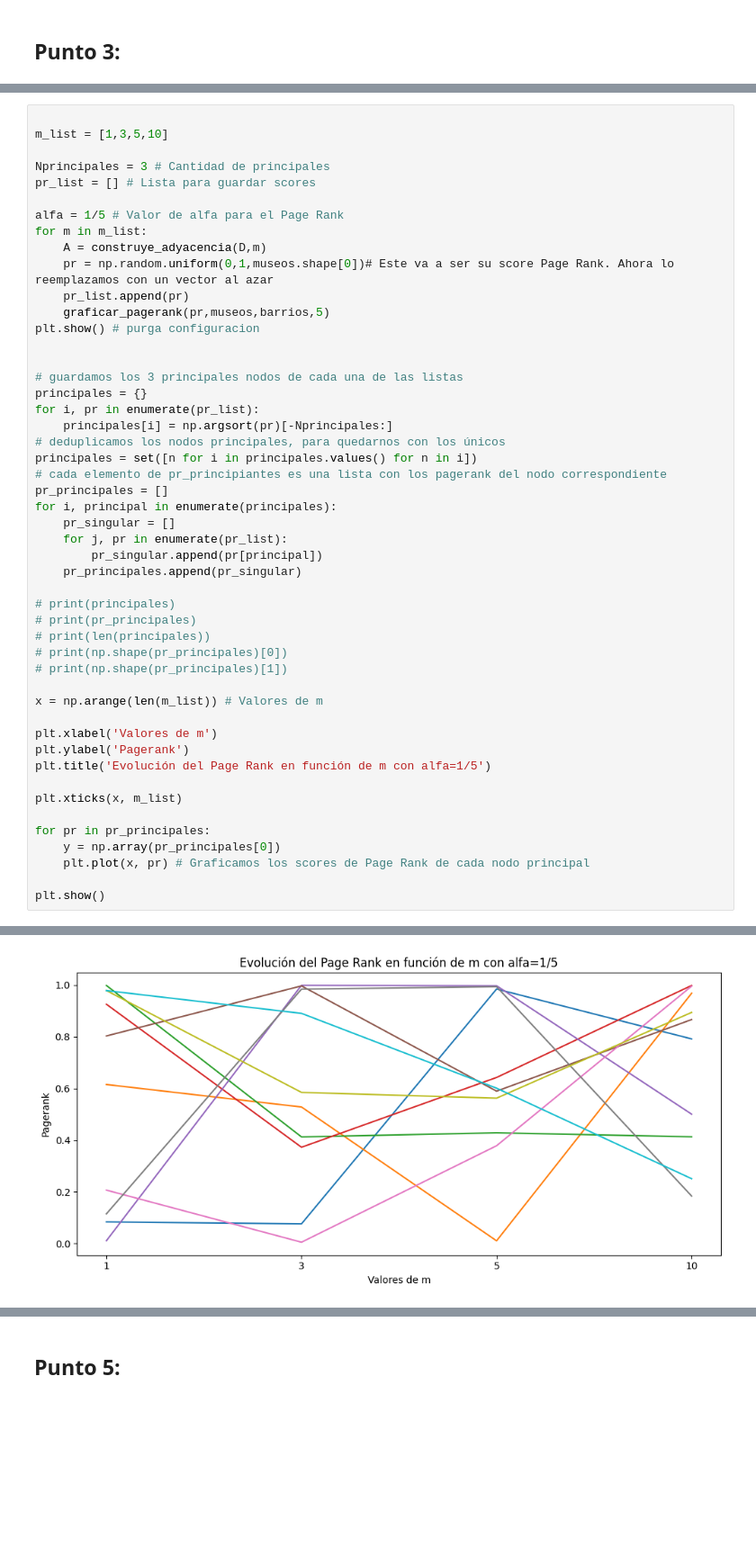
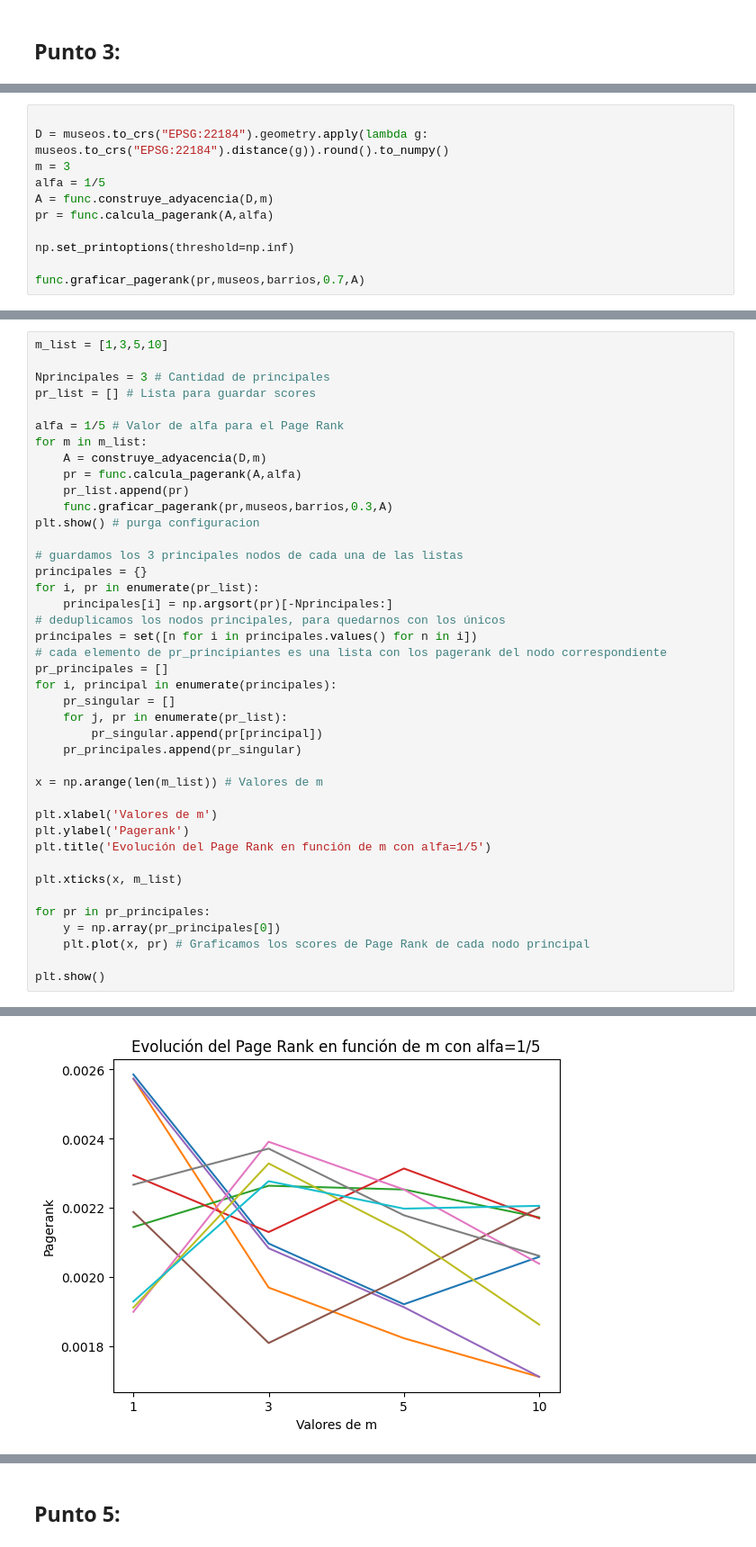
Before and after one commit to shotinhell/TP1_ALC_1C2025, a Jupyter notebook: TP1_template.ipynb, the cells around one changed output, grey strips where cells are left out. Shown at 90% size. Cells and saved outputs as stored; diff of their text form; blank space fills up the shorter version.

```diff
--- a/TP1_template.ipynb
+++ b/TP1_template.ipynb
@@ -166,0 +146,11 @@ graficar_pagerank(pr,museos,barrios,10)
+# %%
+
+D = museos.to_crs("EPSG:22184").geometry.apply(lambda g: museos.to_crs("EPSG:22184").distance(g)).round().to_numpy()
+m = 3
+alfa = 1/5
+A = func.construye_adyacencia(D,m)
+pr = func.calcula_pagerank(A,alfa)
+
+np.set_printoptions(threshold=np.inf)
+
+func.graficar_pagerank(pr,museos,barrios,0.7,A)
@@ -167,5 +159,4 @@ graficar_pagerank(pr,museos,barrios,10)
 # %%
-
 m_list = [1,3,5,10]
 
 Nprincipales = 3 # Cantidad de principales
@@ -174,11 +165,10 @@ pr_list = [] # Lista para guardar scores
 alfa = 1/5 # Valor de alfa para el Page Rank
 for m in m_list:
     A = construye_adyacencia(D,m)
-    pr = np.random.uniform(0,1,museos.shape[0])# Este va a ser su score Page Rank. Ahora lo reemplazamos con un vector al azar
+    pr = func.calcula_pagerank(A,alfa)
     pr_list.append(pr)
-    graficar_pagerank(pr,museos,barrios,5)
+    func.graficar_pagerank(pr,museos,barrios,0.3,A)
 plt.show() # purga configuracion
-
 
 # guardamos los 3 principales nodos de cada una de las listas
 principales = {}
@@ -194,12 +184,6 @@ for i, principal in enumerate(principales):
         pr_singular.append(pr[principal])
     pr_principales.append(pr_singular)
 
-# print(principales)
-# print(pr_principales)
-# print(len(principales))
-# print(np.shape(pr_principales)[0])
-# print(np.shape(pr_principales)[1])
-
 x = np.arange(len(m_list)) # Valores de m
 
 plt.xlabel('Valores de m')
@@ -221,2 +205,2 @@ plt.show()
-[figure, old version]
+[figure, new version]
 # %%
```
Also changed, not shown: parts of 15 cells of this notebook.
